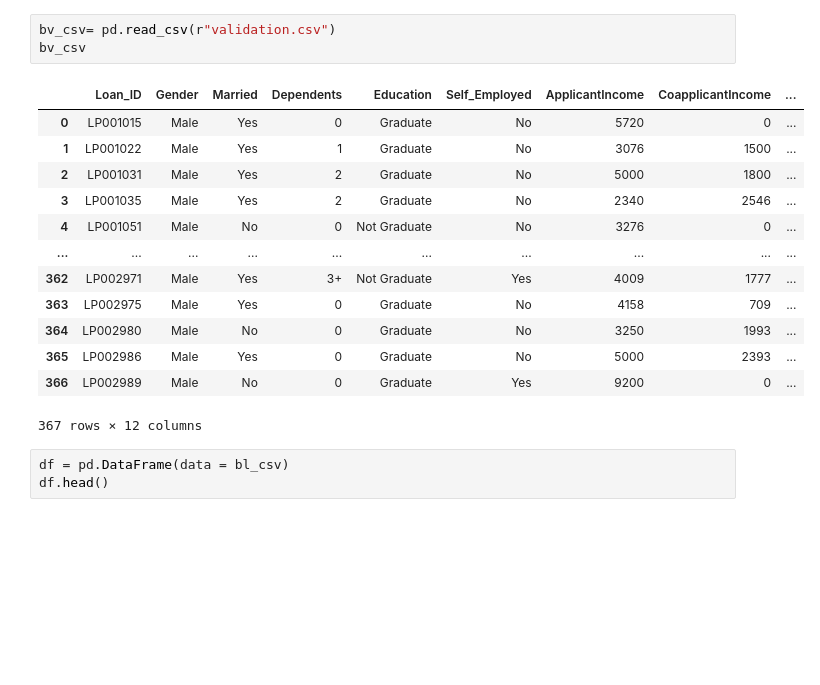
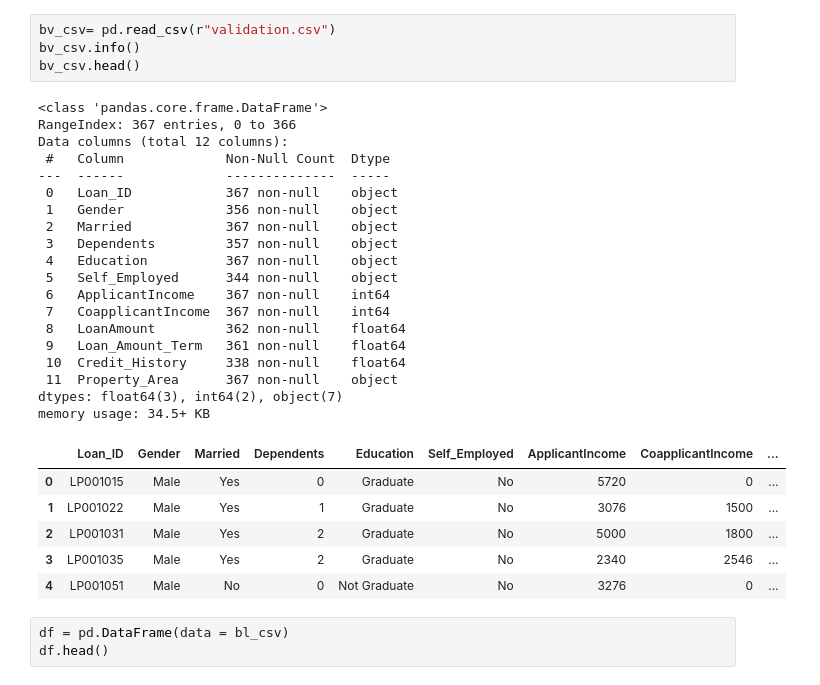
Before and after one commit to MckyleM/MLGGuidedProject, a Jupyter notebook: Sketch.ipynb, the cells around one changed output. Drawn from its saved outputs; the diff is of its cells as text; blank space fills up the shorter version.

```diff
--- a/Sketch.ipynb
+++ b/Sketch.ipynb
@@ -28,20 +41,33 @@ bl_csv
 # %%
 bv_csv= pd.read_csv(r"validation.csv")
-bv_csv
+bv_csv.info()
+bv_csv.head()
 # %% [output]
+<class 'pandas.core.frame.DataFrame'>
+RangeIndex: 367 entries, 0 to 366
+Data columns (total 12 columns):
+ #   Column             Non-Null Count  Dtype
+---  ------             --------------  -----
+ 0   Loan_ID            367 non-null    object
+ 1   Gender             356 non-null    object
+ 2   Married            367 non-null    object
+ 3   Dependents         357 non-null    object
+ 4   Education          367 non-null    object
+ 5   Self_Employed      344 non-null    object
+ 6   ApplicantIncome    367 non-null    int64
+ 7   CoapplicantIncome  367 non-null    int64
+ 8   LoanAmount         362 non-null    float64
+ 9   Loan_Amount_Term   361 non-null    float64
+ 10  Credit_History     338 non-null    float64
+ 11  Property_Area      367 non-null    object
+dtypes: float64(3), int64(2), object(7)
+memory usage: 34.5+ KB
 |  | Loan_ID | Gender | Married | Dependents | Education | Self_Employed | ApplicantIncome | CoapplicantIncome | ... |
 | 0 | LP001015 | Male | Yes | 0 | Graduate | No | 5720 | 0 | ... |
 | 1 | LP001022 | Male | Yes | 1 | Graduate | No | 3076 | 1500 | ... |
 | 2 | LP001031 | Male | Yes | 2 | Graduate | No | 5000 | 1800 | ... |
 | 3 | LP001035 | Male | Yes | 2 | Graduate | No | 2340 | 2546 | ... |
 | 4 | LP001051 | Male | No | 0 | Not Graduate | No | 3276 | 0 | ... |
-| ... | ... | ... | ... | ... | ... | ... | ... | ... | ... |
-| 362 | LP002971 | Male | Yes | 3+ | Not Graduate | Yes | 4009 | 1777 | ... |
-| 363 | LP002975 | Male | Yes | 0 | Graduate | No | 4158 | 709 | ... |
-| 364 | LP002980 | Male | No | 0 | Graduate | No | 3250 | 1993 | ... |
-| 365 | LP002986 | Male | Yes | 0 | Graduate | No | 5000 | 2393 | ... |
-| 366 | LP002989 | Male | No | 0 | Graduate | Yes | 9200 | 0 | ... |
-367 rows × 12 columns
 # %%
 df = pd.DataFrame(data = bl_csv)
 df.head()
```
Also changed, not shown: parts of 15 cells of this notebook.
